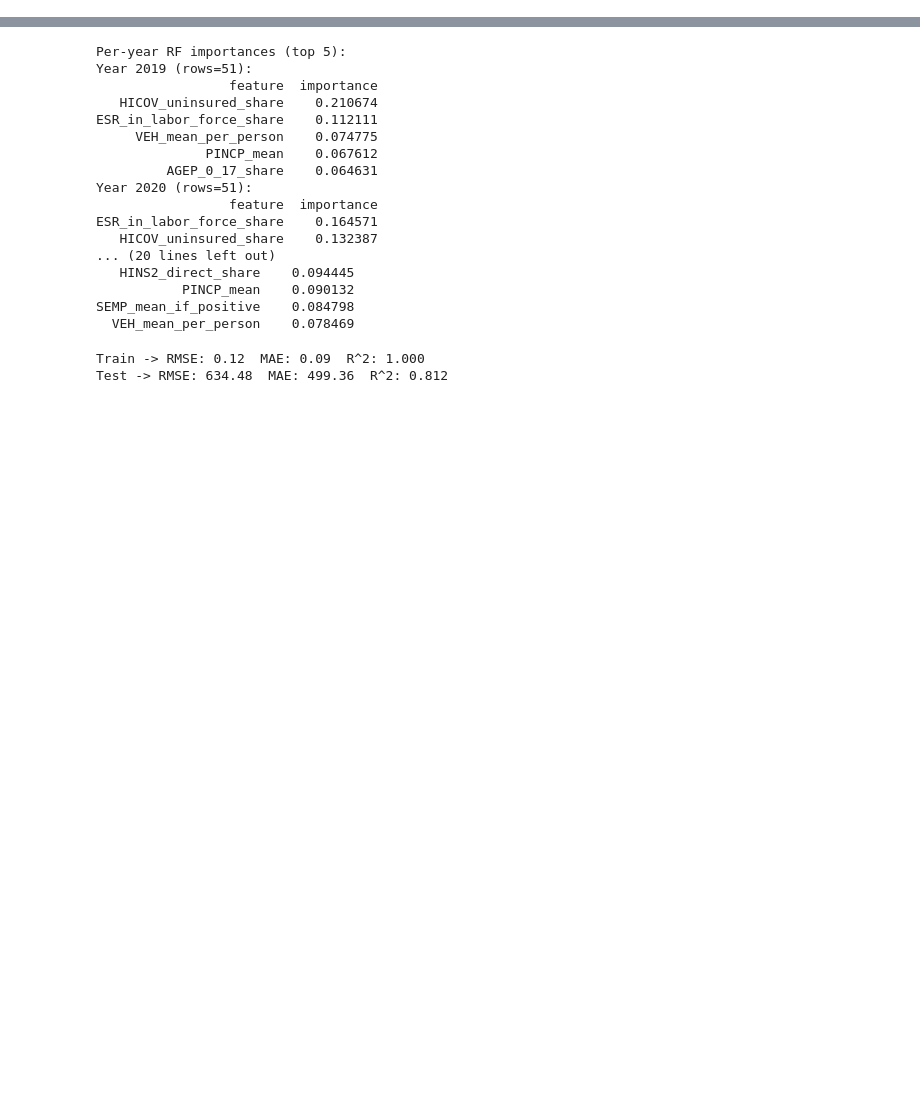
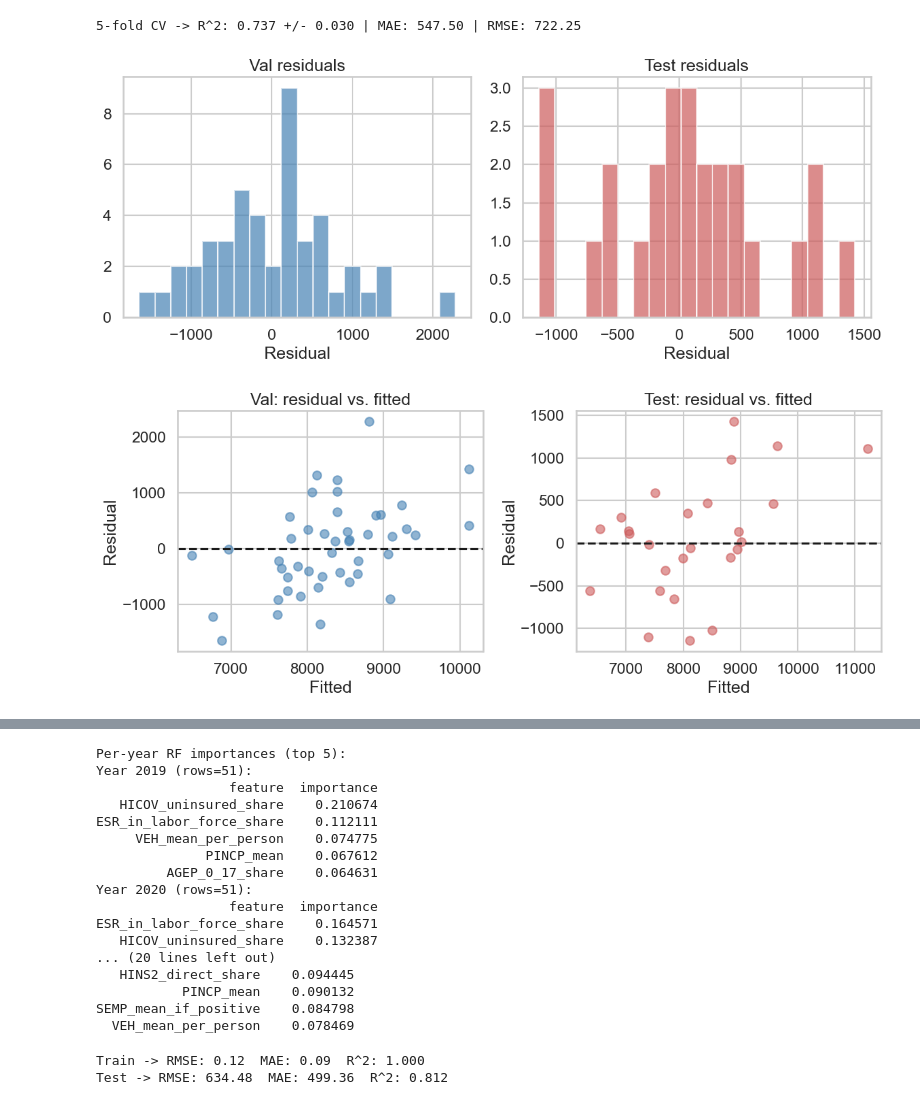
Before and after one commit to SaiShanmukEswarK/Project, a Jupyter notebook: ml_panel.ipynb, the cells around one changed output, grey strips where cells are left out. Drawn from its saved outputs; the diff is of its cells as text; code cells hidden in the pictures; blank space fills up the shorter version.

```diff
--- a/ml_panel.ipynb
+++ b/ml_panel.ipynb
@@ -192,3 +224,58 @@ Test RMSE: 755.42
+# %%
+# 5-fold cross-validation on pooled RF pipeline (full data)
+cv = KFold(n_splits=5, shuffle=True, random_state=42)
+scoring = {
+    'r2': 'r2',
+    'mae': 'neg_mean_absolute_error',
+    'rmse': 'neg_root_mean_squared_error',
+}
+cv_res = cross_validate(
+    pipe, X_full, y_full, cv=cv, scoring=scoring, n_jobs=-1, return_train_score=False
+)
+mean_r2 = cv_res['test_r2'].mean()
+std_r2 = cv_res['test_r2'].std()
+mean_mae = (-cv_res['test_mae']).mean()
+mean_rmse = (-cv_res['test_rmse']).mean()
+print(f"5-fold CV -> R^2: {mean_r2:.3f} +/- {std_r2:.3f} | MAE: {mean_mae:,.2f} | RMSE: {mean_rmse:,.2f}")
+# %% [output]
+5-fold CV -> R^2: 0.737 +/- 0.030 | MAE: 547.50 | RMSE: 722.25
+# %%
+
+# Residual analysis (val/test)
+if 'y_pred' not in globals() or 'y_test' not in globals() or 'val_pred' not in globals():
+    print('Need y_pred/y_test and val_pred/y_val from the tuned model; run the RF cell first.')
+else:
+    # Residuals
+    val_resid = y_val - val_pred
+    test_resid = y_test - y_pred
+    fig, axes = plt.subplots(1, 2, figsize=(12, 5))
+    axes[0].hist(val_resid, bins=20, alpha=0.7, color='steelblue')
+    axes[0].set_title('Val residuals')
+    axes[0].set_xlabel('Residual')
+    axes[1].hist(test_resid, bins=20, alpha=0.7, color='indianred')
+    axes[1].set_title('Test residuals')
+    axes[1].set_xlabel('Residual')
+    plt.tight_layout()
+    plt.show()
+
+    # Residual vs. fitted
+    fig, axes = plt.subplots(1, 2, figsize=(12, 5))
+    axes[0].scatter(val_pred, val_resid, alpha=0.6, color='steelblue')
+    axes[0].axhline(0, color='k', linestyle='--')
+    axes[0].set_title('Val: residual vs. fitted')
+    axes[0].set_xlabel('Fitted')
+    axes[0].set_ylabel('Residual')
+
+    axes[1].scatter(y_pred, test_resid, alpha=0.6, color='indianred')
+    axes[1].axhline(0, color='k', linestyle='--')
+    axes[1].set_title('Test: residual vs. fitted')
+    axes[1].set_xlabel('Fitted')
+    axes[1].set_ylabel('Residual')
+    plt.tight_layout()
+    plt.show()
+# %% [output]
+[figure, added]
+[figure, added]
 # %%
 # PART 2b: Random Forest feature importances
 
```
Also changed, not shown: parts of 5 cells of this notebook, 1 other file.
